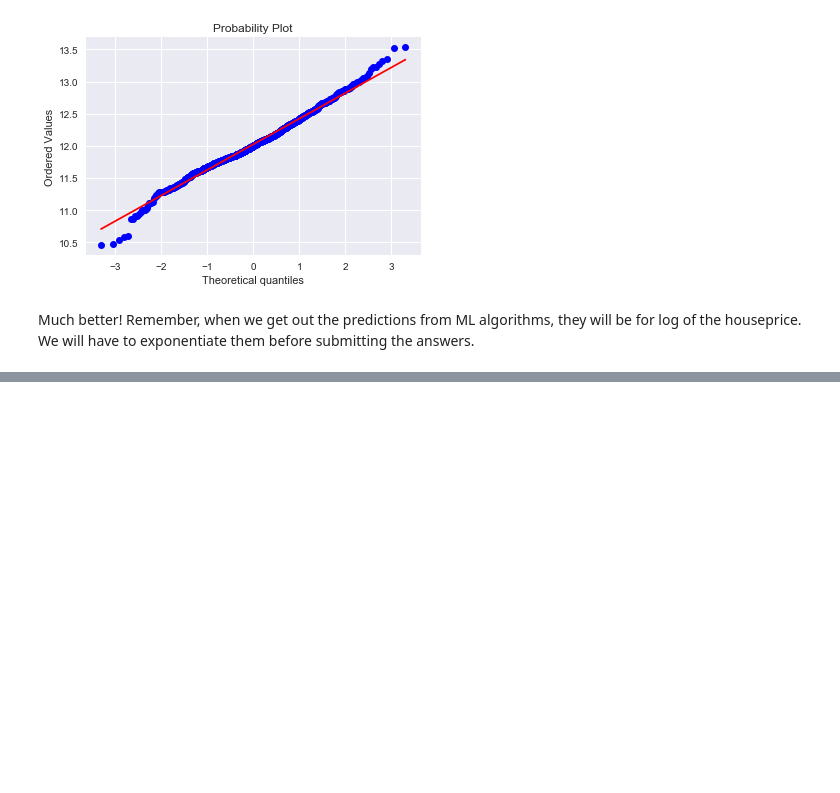
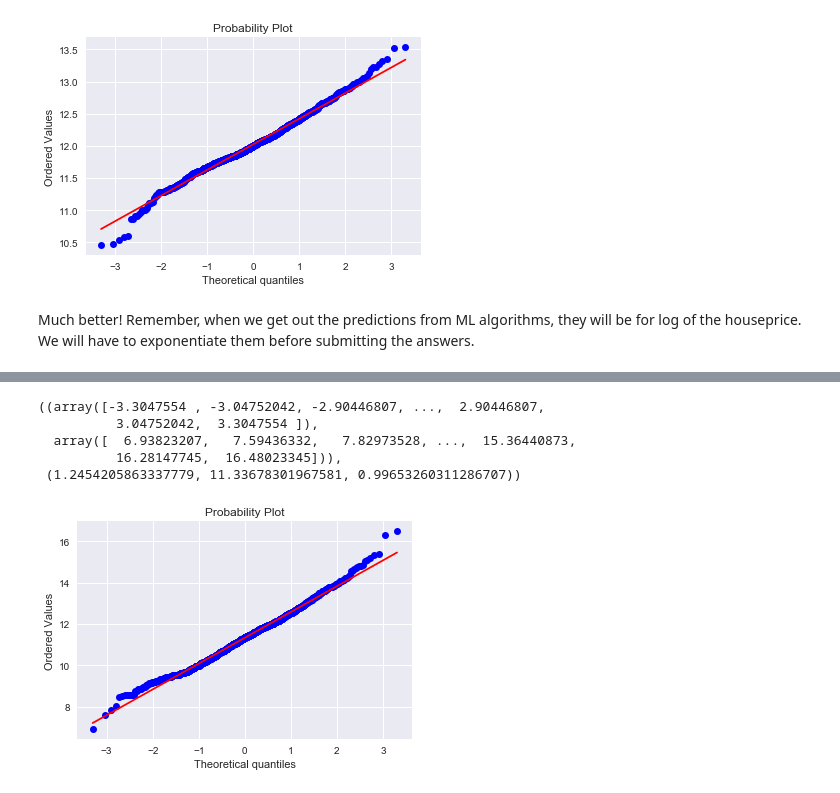
Before and after one commit to sushant2811/KaggleHousingPrices, a Jupyter notebook: KaggleHousingPrices.ipynb, the cells around one changed output, grey strips where cells are left out. Cells and saved outputs as stored; diff of their text form; code cells hidden in the pictures; blank space fills up the shorter version.

```diff
--- a/KaggleHousingPrices.ipynb
+++ b/KaggleHousingPrices.ipynb
@@ -1565,0 +1589,9 @@ Much better! Remember, when we get out the predictions from ML algorithms, they
+# %%
+stats.probplot(np.power(train_df_mod2['GrLivArea'], 1.0/3), plot = plt)
+# %% [output]
+((array([-3.3047554 , -3.04752042, -2.90446807, ...,  2.90446807,
+          3.04752042,  3.3047554 ]),
+  array([  6.93823207,   7.59436332,   7.82973528, ...,  15.36440873,
+          16.28147745,  16.48023345])),
+ (1.2454205863337779, 11.33678301967581, 0.99653260311286707))
+[figure, added]
```
Also changed, not shown: parts of 9 cells of this notebook.
